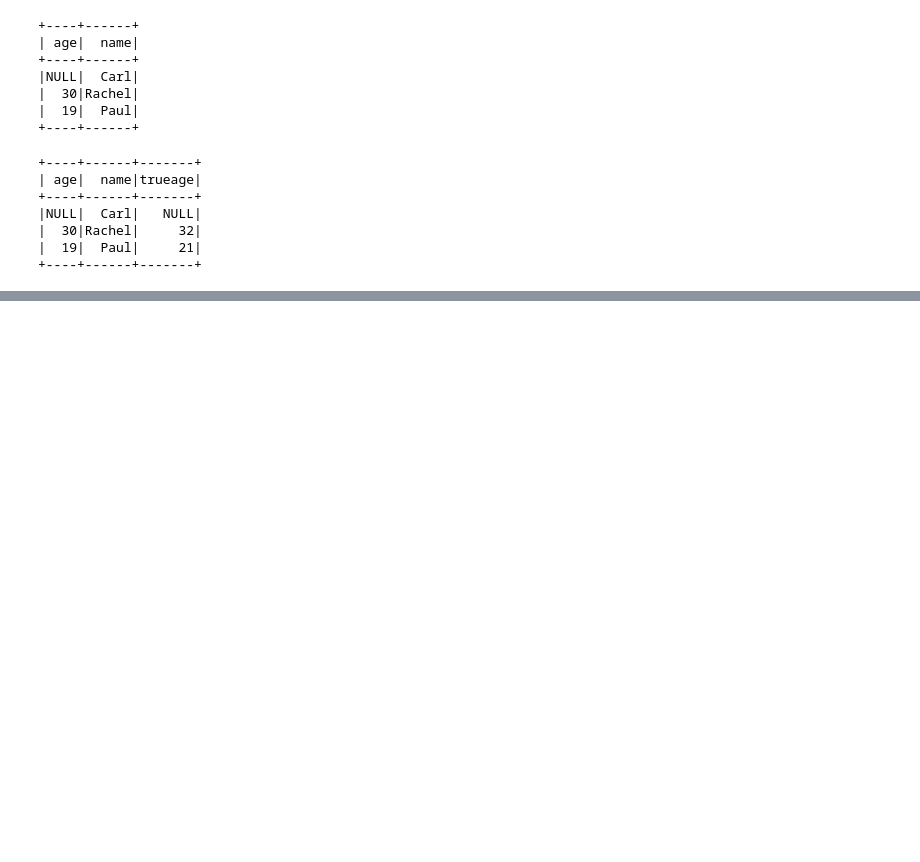
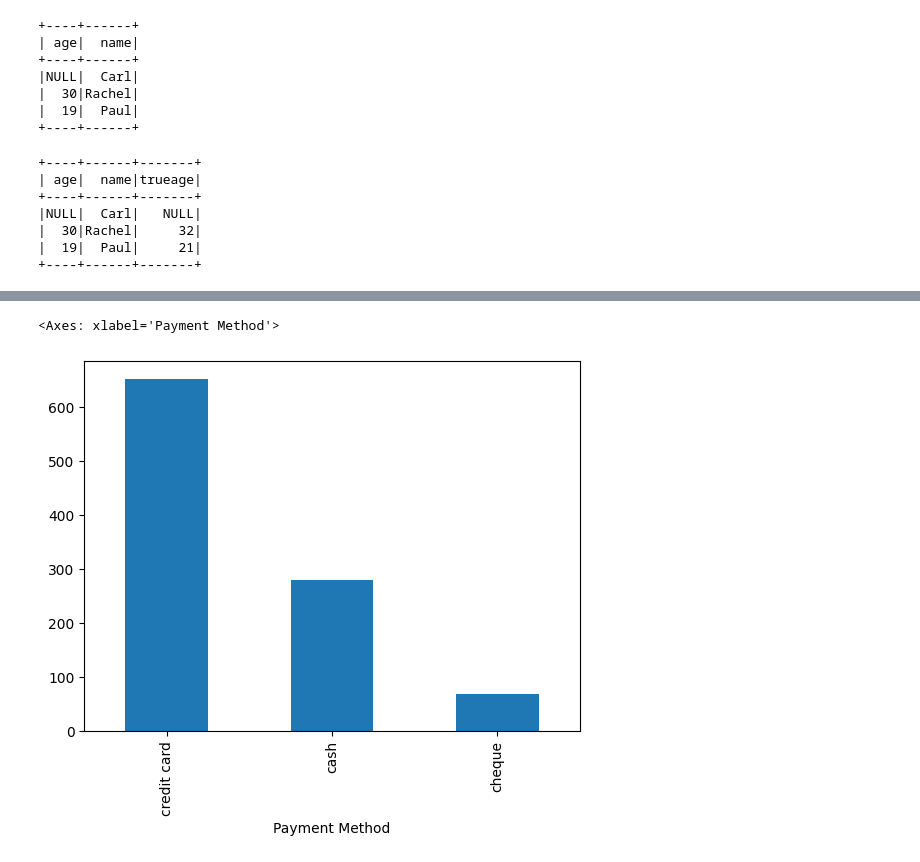
Before and after one commit to StanleyNyadzayo/python-markdown2, a Jupyter notebook: lab4.ipynb, the cells around one changed output, grey strips where cells are left out. Saved outputs shown, nothing was run; the diff lists cells and outputs as text; code cells hidden in the pictures; blank space fills up the shorter version.

```diff
--- a/lab4.ipynb
+++ b/lab4.ipynb
@@ -136,0 +569,5 @@ df.show()
+# %%
+# Data Groupings and Stats using Pandas
+import pandas as pd
+df = pd.read_csv("/content/drive/MyDrive/Colab Notebooks/Customers.csv")
+type(df)
@@ -136,0 +644,5 @@ df.show()
+# %%
+df['Payment Method'].value_counts().plot(kind='bar')
+# %% [output]
+<Axes: xlabel='Payment Method'>
+[figure, added]
```
Also changed, not shown: parts of 41 cells of this notebook.
